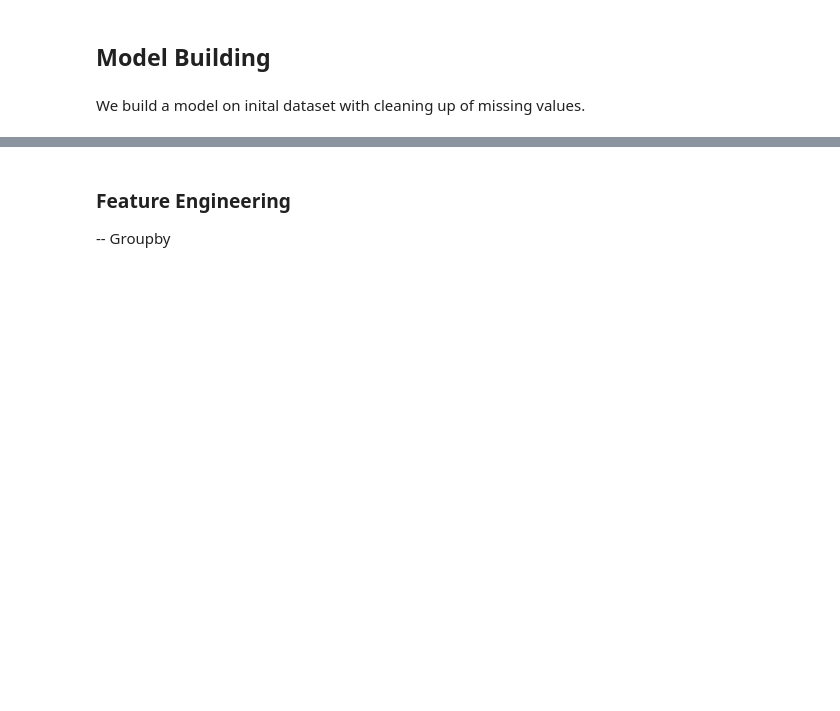
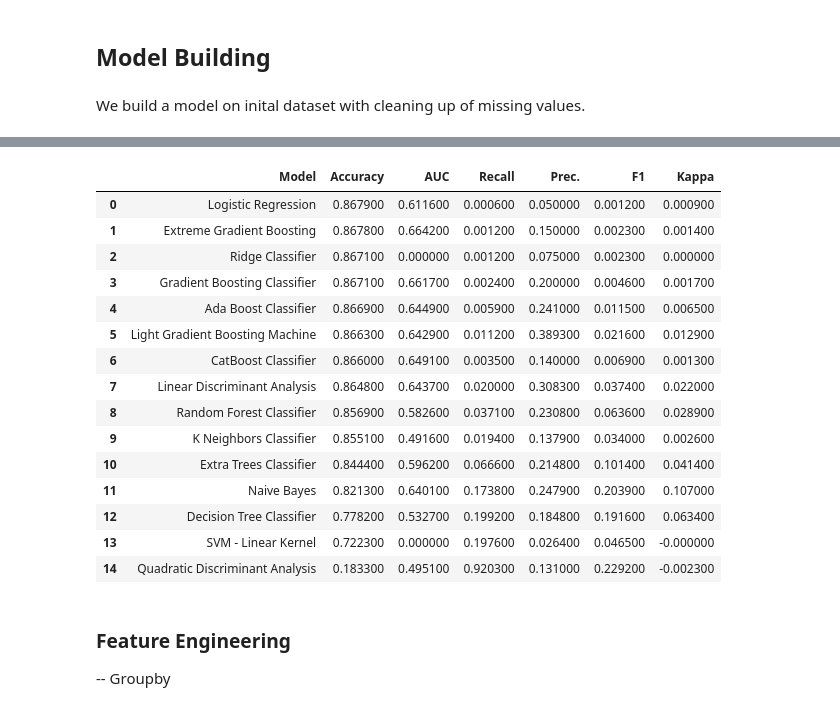
Before and after one commit to asheetsinvhal/dataAnalytics2020, a Jupyter notebook: HR Analytics/HRAx-Predict Empl Job change.ipynb, the cells around one changed output, grey strips where cells are left out. Saved outputs shown, nothing was run; the diff lists cells and outputs as text; code cells hidden in the pictures; blank space fills up the shorter version.

```diff
--- a/HR Analytics/HRAx-Predict Empl Job change.ipynb
+++ b/HR Analytics/HRAx-Predict Empl Job change.ipynb
@@ -537,3 +575,22 @@ from sklearn.model_selection import train_test_split,KFold,RandomizedSearchCV,St
+# %%
+compare_models(fold = 10,  round = 4,  sort = 'Accuracy', turbo = True)
+# %% [output]
+|  | Model | Accuracy | AUC | Recall | Prec. | F1 | Kappa |
+| 0 | Logistic Regression | 0.867900 | 0.611600 | 0.000600 | 0.050000 | 0.001200 | 0.000900 |
+| 1 | Extreme Gradient Boosting | 0.867800 | 0.664200 | 0.001200 | 0.150000 | 0.002300 | 0.001400 |
+| 2 | Ridge Classifier | 0.867100 | 0.000000 | 0.001200 | 0.075000 | 0.002300 | 0.000000 |
+| 3 | Gradient Boosting Classifier | 0.867100 | 0.661700 | 0.002400 | 0.200000 | 0.004600 | 0.001700 |
+| 4 | Ada Boost Classifier | 0.866900 | 0.644900 | 0.005900 | 0.241000 | 0.011500 | 0.006500 |
+| 5 | Light Gradient Boosting Machine | 0.866300 | 0.642900 | 0.011200 | 0.389300 | 0.021600 | 0.012900 |
+| 6 | CatBoost Classifier | 0.866000 | 0.649100 | 0.003500 | 0.140000 | 0.006900 | 0.001300 |
+| 7 | Linear Discriminant Analysis | 0.864800 | 0.643700 | 0.020000 | 0.308300 | 0.037400 | 0.022000 |
+| 8 | Random Forest Classifier | 0.856900 | 0.582600 | 0.037100 | 0.230800 | 0.063600 | 0.028900 |
+| 9 | K Neighbors Classifier | 0.855100 | 0.491600 | 0.019400 | 0.137900 | 0.034000 | 0.002600 |
+| 10 | Extra Trees Classifier | 0.844400 | 0.596200 | 0.066600 | 0.214800 | 0.101400 | 0.041400 |
+| 11 | Naive Bayes | 0.821300 | 0.640100 | 0.173800 | 0.247900 | 0.203900 | 0.107000 |
+| 12 | Decision Tree Classifier | 0.778200 | 0.532700 | 0.199200 | 0.184800 | 0.191600 | 0.063400 |
+| 13 | SVM - Linear Kernel | 0.722300 | 0.000000 | 0.197600 | 0.026400 | 0.046500 | -0.000000 |
+| 14 | Quadratic Discriminant Analysis | 0.183300 | 0.495100 | 0.920300 | 0.131000 | 0.229200 | -0.002300 |
 # %%
 kf = StratifiedKFold(n_splits=5,shuffle=False,random_state=42)
 pred_test_full = np.zeros(test.shape[0])
```
Also changed, not shown: parts of 3 cells of this notebook.
